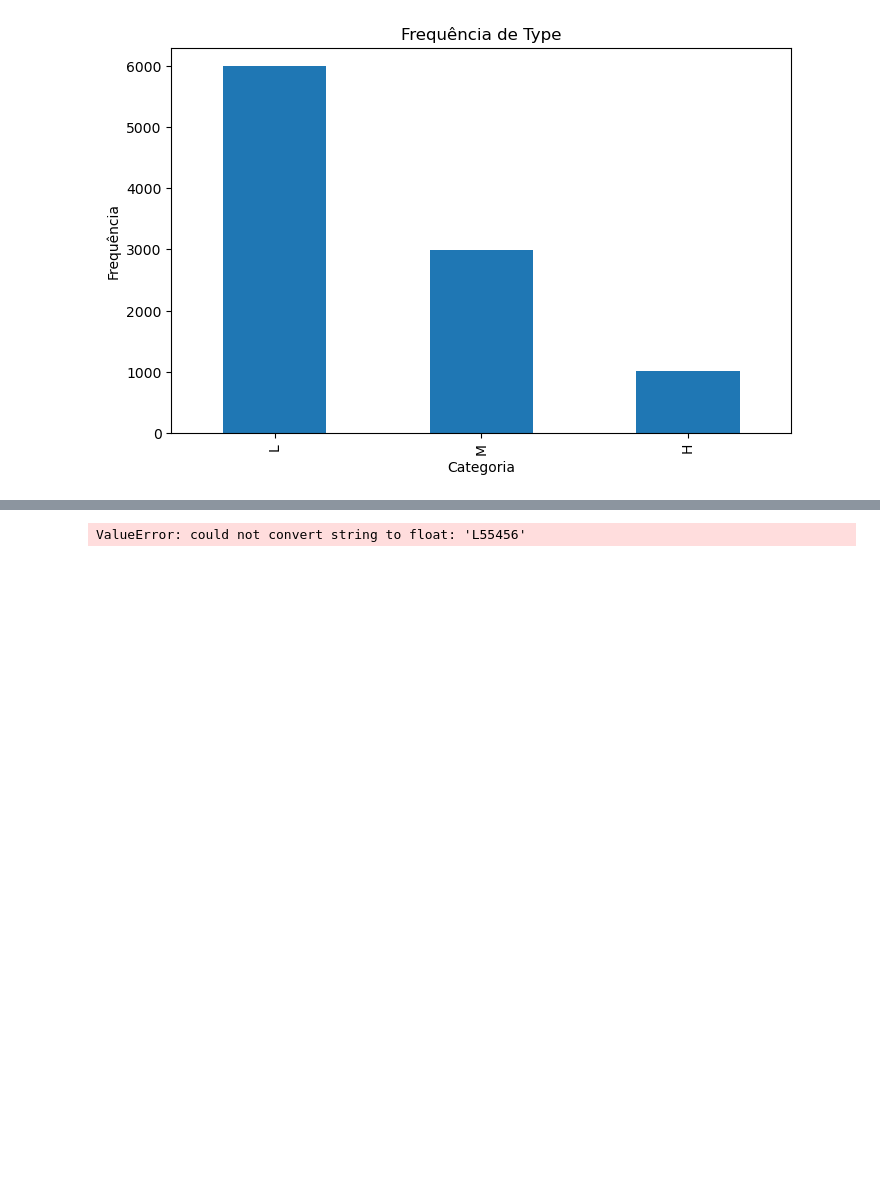
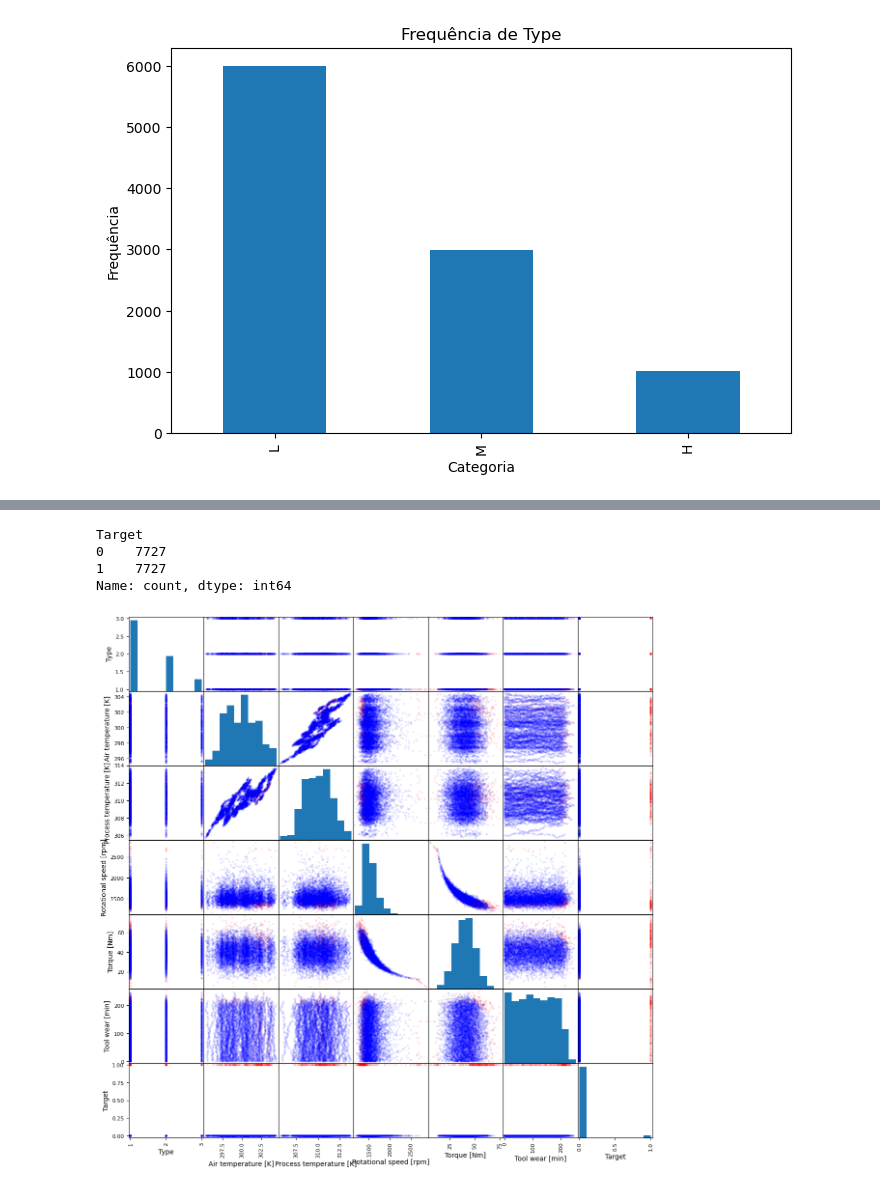
Before and after one commit to LucasPrataLima/TCC-Machine-Predictive-Maintenance-Classification, a Jupyter notebook: Model.ipynb, the cells around one changed output, grey strips where cells are left out. Drawn from its saved outputs; the diff is of its cells as text; code cells hidden in the pictures; blank space fills up the shorter version.

```diff
--- a/Model.ipynb
+++ b/Model.ipynb
@@ -8,6 +10,6 @@ from imblearn.over_sampling import SMOTE
 # %%
 # Importando conjunto de dados
-path = r'C:\Users\lucas\Desktop\TCC\Manutenção_Preditiva\Dados\predictive_maintenance.csv'
+path = r'predictive_maintenance.csv'
 data = pd.read_csv(path)
 data.head(10)
 # %% [output]
@@ -101,3 +103,11 @@ plt.ylabel('Frequência')
 plt.show()
 # %% [output]
 [figure]
+# %%
+# Mapeamento personalizado de categorias para números
+mapeamento = {'L': 1, 'M': 2, 'H': 3}
+
+# Transformando os valores categóricos em números usando o mapeamento
+data['Type'] = data['Type'].map(mapeamento)
+
+data.head(10)
@@ -112,5 +134,3 @@ y_test = Test_set.Target
 #Fazendo upsampling no conjunto de treinamento
 smote = SMOTE(sampling_strategy='minority')
 X_sm, y_sm = smote.fit_resample(X_train, y_train)
-# %% [output]
-ValueError: could not convert string to float: 'L55456'
@@ -121,0 +137,16 @@ scatter_matrix(defeitos, figsize = (12,8))
+# %%
+#Conjunto de Treinamento após upsampling
+Train_set_sm = pd.concat([X_sm, y_sm], axis=1)
+Train_set_sm.Target.value_counts()
+# %% [output]
+Target
+0    7727
+1    7727
+Name: count, dtype: int64
+# %%
+# Scatter matrix com cores diferentes para target=0 e target=1
+colors = Train_set['Target'].map({0: 'blue', 1: 'red'})
+scatter_matrix_out = scatter_matrix(Train_set, figsize=(14, 14), diagonal='hist', color=colors, alpha = 0.1)
+plt.show()
+# %% [output]
+[figure, added]
```
Also changed, not shown: parts of 6 cells of this notebook.
